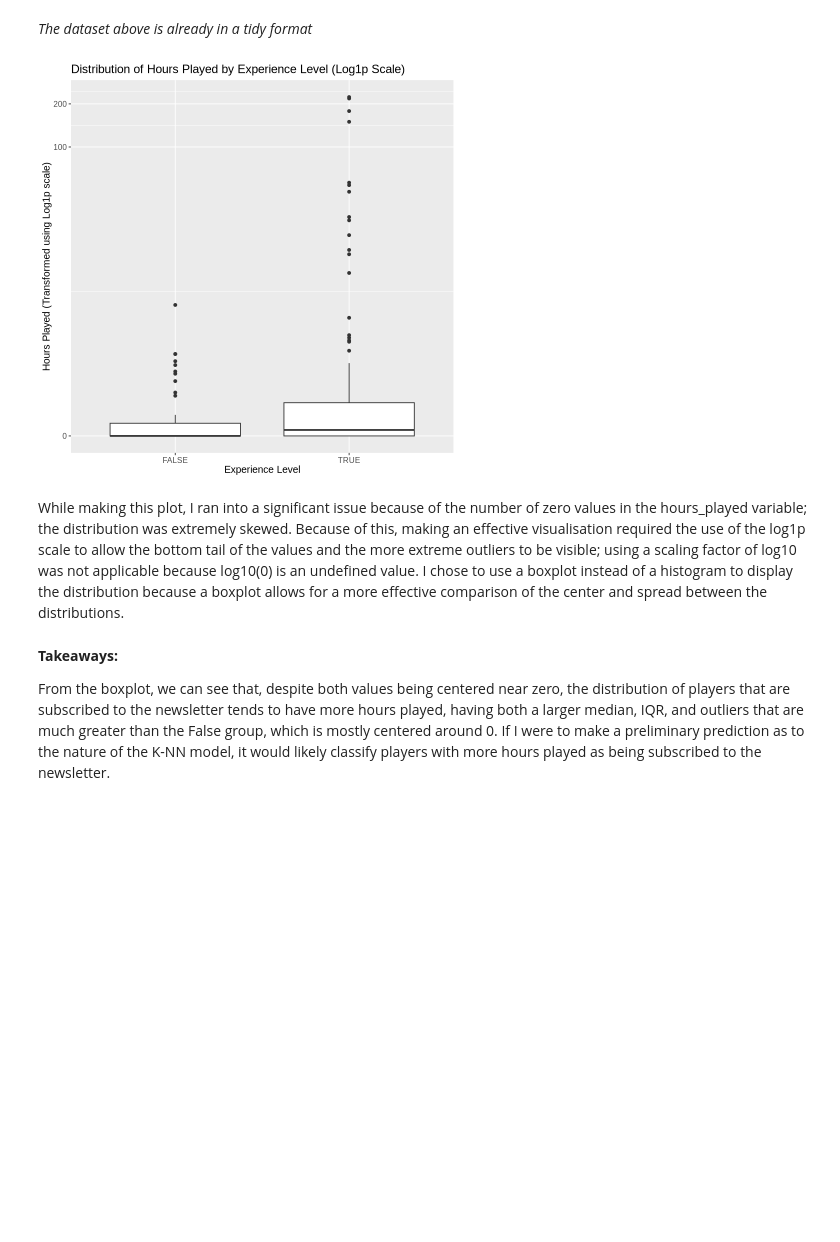
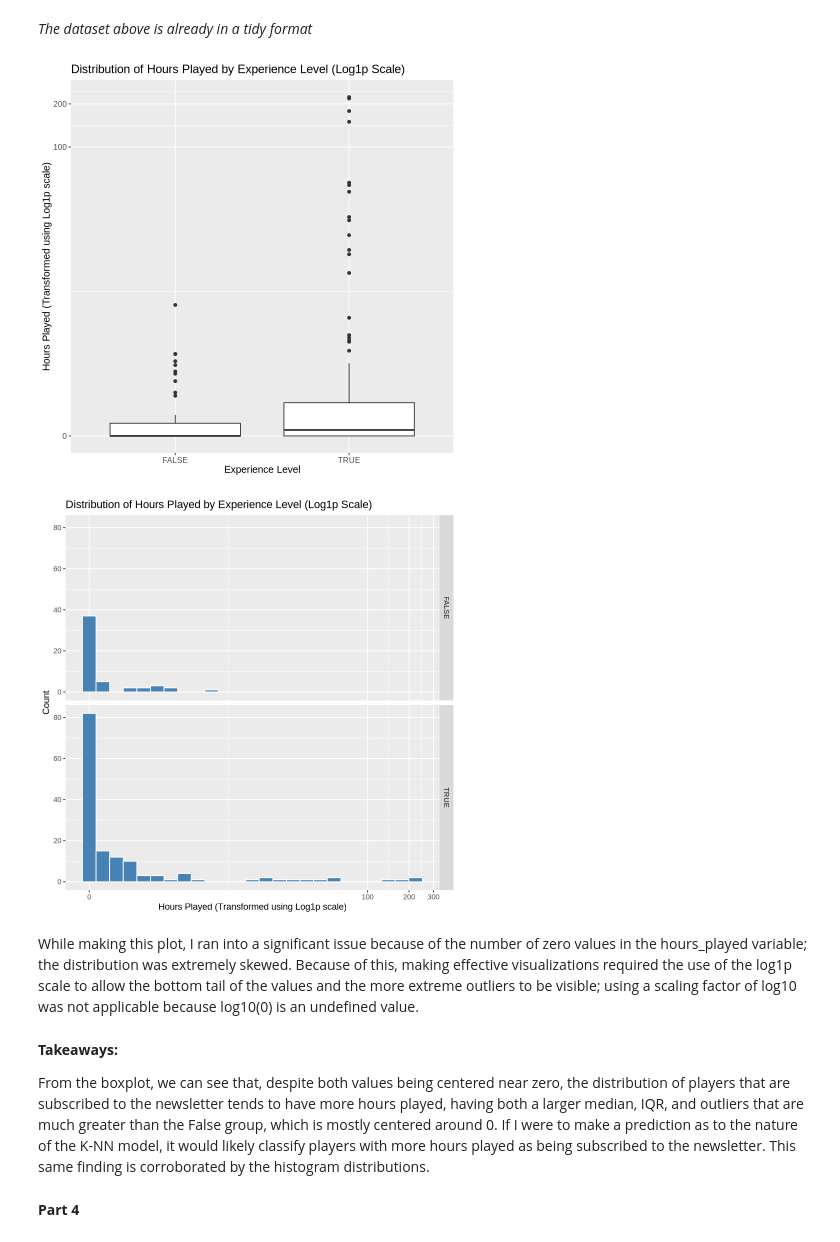
Before and after one commit to Mgonz005/Data-Science-group-project-, a Jupyter notebook: Individual.ipynb, the cells around one changed output. Cells and saved outputs as stored; diff of their text form; code cells hidden in the pictures; blank space fills up the shorter version.

Commit message:
Part 3
Fixed plots, added a new plot after seeing canvas announcement.

```diff
--- a/Individual.ipynb
+++ b/Individual.ipynb
@@ -154,19 +154,31 @@ A tibble: 6 × 7
 # %%
 distribution_plot <- players_data %>%
   ggplot(aes(x = subscribe, y = played_hours)) +
   geom_boxplot() +
   scale_y_continuous(trans = "log1p")+
   labs(title = "Distribution of Hours Played by Experience Level (Log1p Scale)",
        x = "Experience Level",
        y = "Hours Played (Transformed using Log1p scale)") +
   theme(text = element_text(size = 12))
+distribution_plot
 
-distribution_plot
+histogram_plot <- players_data %>%
+  ggplot(aes(x = played_hours)) +
+    geom_histogram(bins = 25, fill = "steelblue", color = "white")+
+    facet_grid(rows = vars(subscribe))+
+    scale_x_continuous(trans = "log1p")+
+    labs(title = "Distribution of Hours Played by Experience Level (Log1p Scale)",
+         x = "Hours Played (Transformed using Log1p scale)",
+         y = "Count")
+histogram_plot
 # %% [output]
 [figure]
+[figure, added]
 # %% [markdown]
-While making this plot, I ran into a significant issue because of the number of zero values in the hours_played variable; the distribution was extremely skewed. Because of this, making an effective visualisation required the use of the log1p scale to allow the bottom tail of the values and the more extreme outliers to be visible; using a scaling factor of log10 was not applicable because log10(0) is an undefined value. I chose to use a boxplot instead of a histogram to display the distribution because a boxplot allows for a more effective comparison of the center and spread between the distributions.
+While making this plot, I ran into a significant issue because of the number of zero values in the hours_played variable; the distribution was extremely skewed. Because of this, making effective visualizations required the use of the log1p scale to allow the bottom tail of the values and the more extreme outliers to be visible; using a scaling factor of log10 was not applicable because log10(0) is an undefined value.
 # %% [markdown]
 **Takeaways:**
 
-From the boxplot, we can see that, despite both values being centered near zero, the distribution of players that are subscribed to the newsletter tends to have more hours played, having both a larger median, IQR, and outliers that are much greater than the False group, which is mostly centered around 0. If I were to make a preliminary prediction as to the nature of the  K-NN model, it would likely classify players with more hours played as being subscribed to the newsletter.
+From the boxplot, we can see that, despite both values being centered near zero, the distribution of players that are subscribed to the newsletter tends to have more hours played, having both a larger median, IQR, and outliers that are much greater than the False group, which is mostly centered around 0. If I were to make a prediction as to the nature of the  K-NN model, it would likely classify players with more hours played as being subscribed to the newsletter. This same finding is corroborated by the histogram distributions.
+# %% [markdown]
+**Part 4**
```
